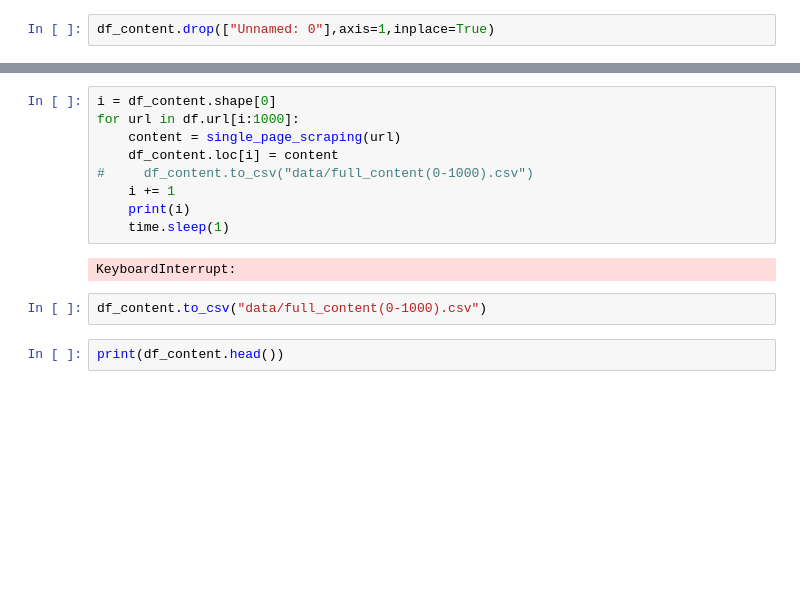
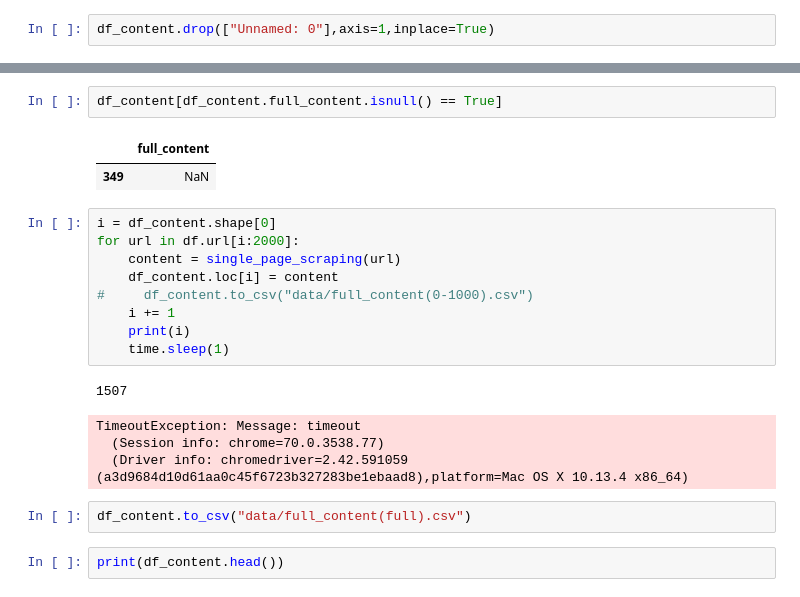
Before and after one commit to leo2506/metis-work, a Jupyter notebook: Project 4/News_full_content_scarpping.ipynb, the cells around one changed output, grey strips where cells are left out. Cells and saved outputs as stored; diff of their text form; blank space fills up the shorter version.

```diff
--- a/Project 4/News_full_content_scarpping.ipynb
+++ b/Project 4/News_full_content_scarpping.ipynb
@@ -53,6 +53,11 @@ df_content.shape[0]
+# %%
+df_content[df_content.full_content.isnull() == True]
+# %% [output]
+|  | full_content |
+| 349 | NaN |
 # %%
 i = df_content.shape[0]
-for url in df.url[i:1000]:
+for url in df.url[i:2000]:
     content = single_page_scraping(url)
     df_content.loc[i] = content
 #     df_content.to_csv("data/full_content(0-1000).csv")
@@ -60,8 +65,11 @@ for url in df.url[i:1000]:
     print(i)
     time.sleep(1)
 # %% [output]
-KeyboardInterrupt:
+1507
+TimeoutException: Message: timeout
+  (Session info: chrome=70.0.3538.77)
+  (Driver info: chromedriver=2.42.591059 (a3d9684d10d61aa0c45f6723b327283be1ebaad8),platform=Mac OS X 10.13.4 x86_64)
 # %%
-df_content.to_csv("data/full_content(0-1000).csv")
+df_content.to_csv("data/full_content(full).csv")
 # %%
 print(df_content.head())
```
Also changed, not shown: parts of 1 cell of this notebook, 4 other files.
